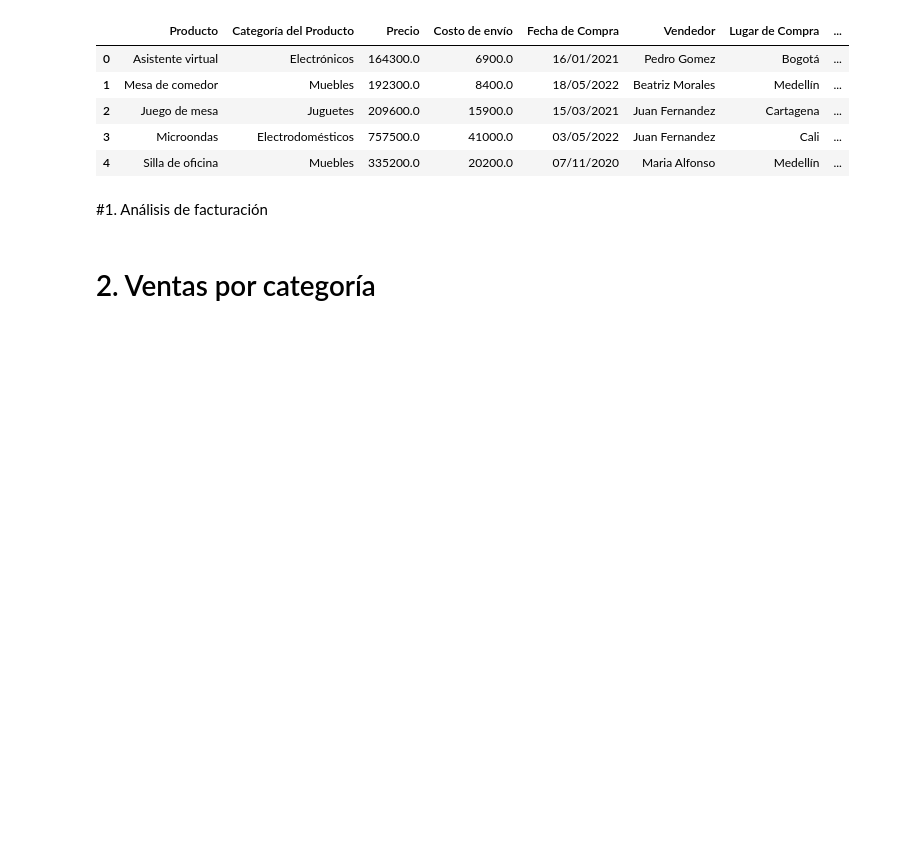
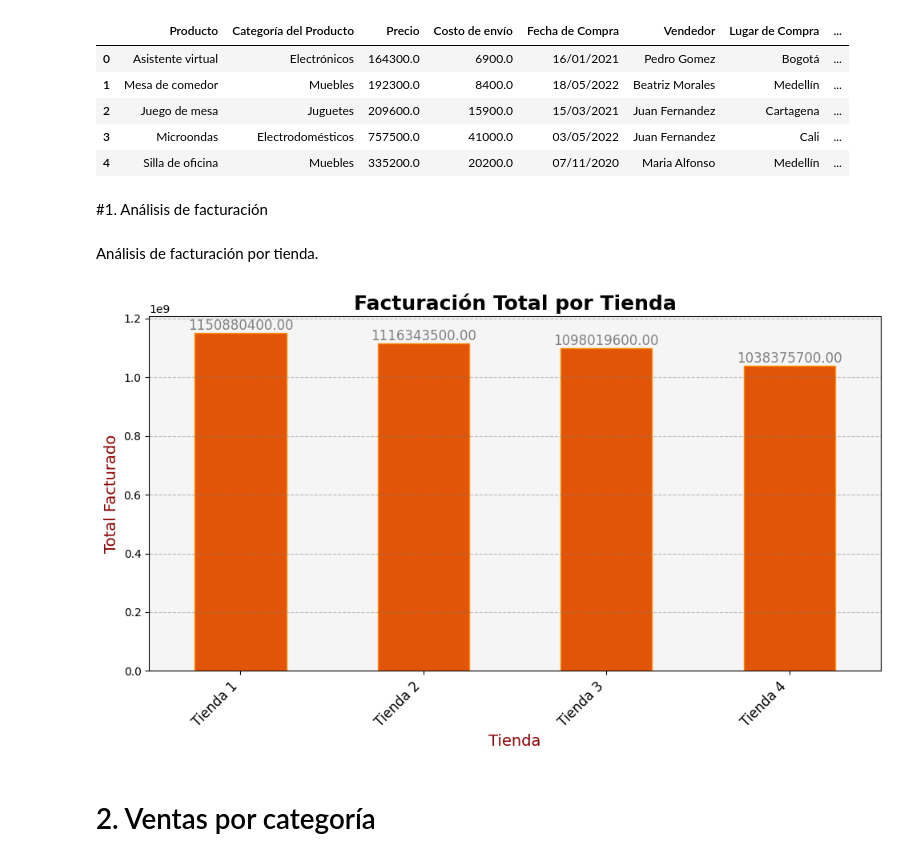
Before and after one commit to Rociolivingstonux/Challenge-Data-Science-Alura-, a Jupyter notebook: AluraStoreLatam.ipynb, the cells around one changed output. Saved outputs shown, nothing was run; the diff lists cells and outputs as text; code cells hidden in the pictures; blank space fills up the shorter version.

Commit message:
Mejoras de Análisis de Facturación

```diff
--- a/AluraStoreLatam.ipynb
+++ b/AluraStoreLatam.ipynb
@@ -23,3 +23,9 @@ tienda.head()
 | 2 | Juego de mesa | Juguetes | 209600.0 | 15900.0 | 15/03/2021 | Juan Fernandez | Cartagena | ... |
 | 3 | Microondas | Electrodomésticos | 757500.0 | 41000.0 | 03/05/2022 | Juan Fernandez | Cali | ... |
 | 4 | Silla de oficina | Muebles | 335200.0 | 20200.0 | 07/11/2020 | Maria Alfonso | Medellín | ... |
+# %%
+tienda["Tienda"] = "Tienda 1"
+tienda2["Tienda"] = "Tienda 2"
+tienda3["Tienda"] = "Tienda 3"
+tienda4["Tienda"] = "Tienda 4"
+todas_las_tiendas = pd.concat([tienda, tienda2, tienda3, tienda4], ignore_index=True)
@@ -26,2 +34,4 @@ tienda.head()
 # %% [markdown]
 #1. Análisis de facturación
+# %% [markdown]
+Análisis de facturación por tienda.
@@ -28,3 +41,42 @@ tienda.head()
+# %%
+import matplotlib.pyplot as plt
+
+# Suponiendo que ya tienes los datos de facturación por tienda
+facturacion_por_tienda = todas_las_tiendas.groupby("Tienda")["Precio"].sum()
+
+# Crear el gráfico
+plt.figure(figsize=(10,6))
+
+# Estilo de barras con gradientes y color personalizado en tonos naranjas
+ax = facturacion_por_tienda.plot(kind="bar", color=plt.cm.Oranges(0.7), edgecolor="darkorange")
+
+# Título con una fuente más moderna y elegante
+plt.title("Facturación Total por Tienda", fontsize=18, fontweight="bold", color="Black")
+
+# Etiquetas de los ejes con fuentes modernas
+plt.ylabel("Total Facturado", fontsize=14, color="darkred")
+plt.xlabel("Tienda", fontsize=14, color="darkred")
+
+# Mejorar la legibilidad de las etiquetas del eje X
+plt.xticks(rotation=45, ha="right", fontsize=12)
+
+# Establecer un fondo claro con una ligera textura
+plt.gca().set_facecolor('whitesmoke')
+
+# Añadir una cuadrícula más sutil en el eje Y
+plt.grid(axis="y", linestyle="--", alpha=0.5, color="gray")
+
+# Agregar el total de facturación sobre cada barra
+for i, v in enumerate(round(facturacion_por_tienda)):
+    ax.text(i, v + 0.05, f'{v:.2f}', ha='center', va='bottom', fontsize=12, color='gray')
+
+# Ajustar la disposición para que no se solapen los elementos
+plt.tight_layout()
+
+# Mostrar el gráfico
+plt.show()
+# %% [output]
+[figure, added]
 # %% [markdown]
 # 2. Ventas por categoría
 # %% [markdown]
```
Also changed, not shown: parts of 3 cells of this notebook.
